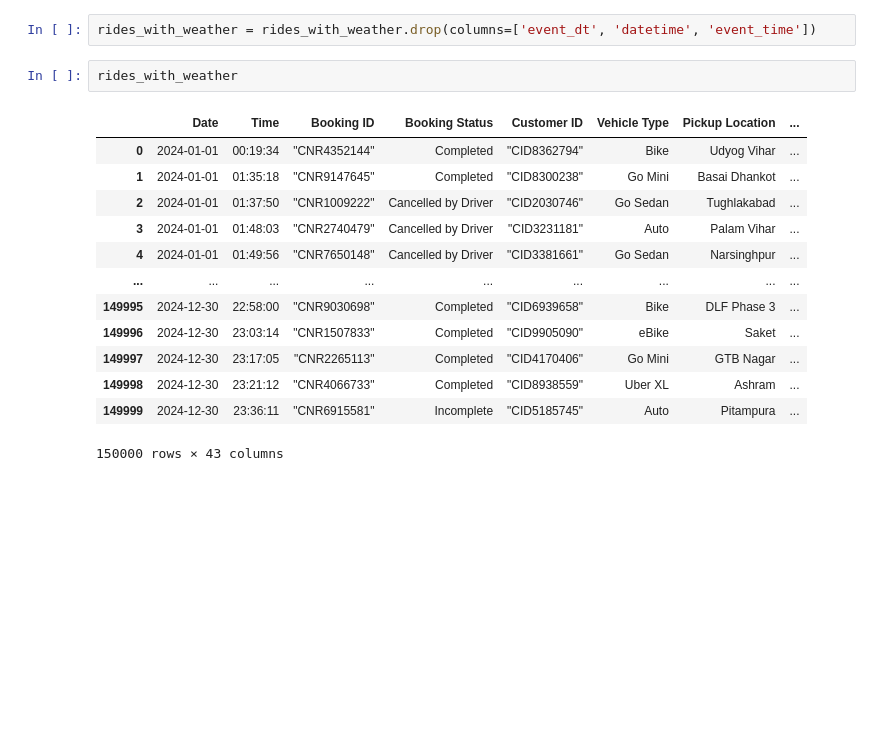
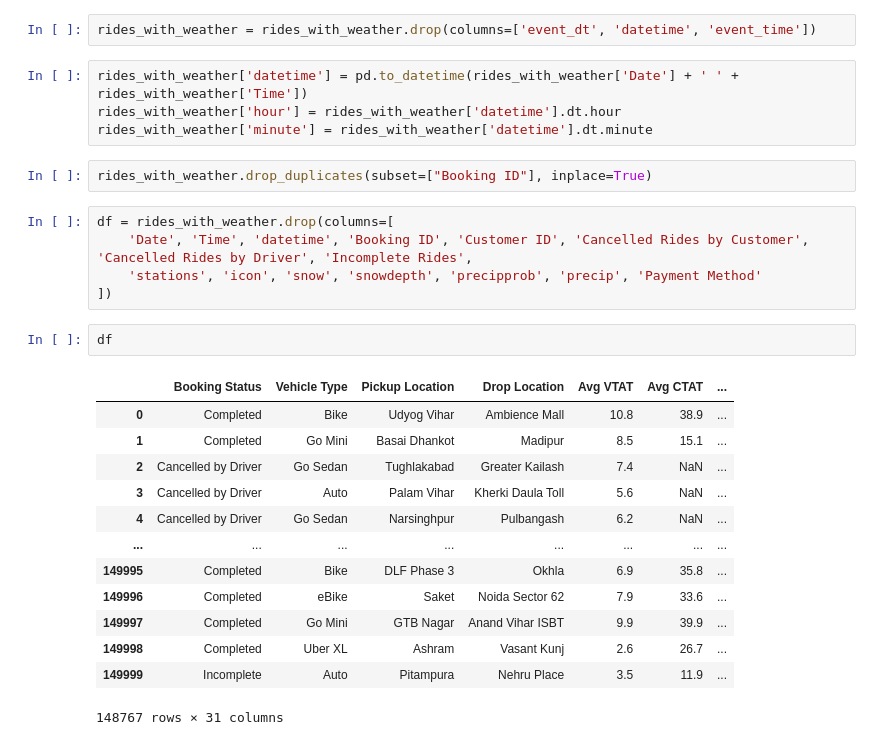
Before and after one commit to Zhiqiang03/CMSE-830-Project, a Jupyter notebook: preprocess.ipynb, the cells around one changed output. Saved outputs shown, nothing was run; the diff lists cells and outputs as text; blank space fills up the shorter version.

```diff
--- a/combine_weather_and_ride.ipynb
+++ b/preprocess.ipynb
@@ -70,19 +70,30 @@ rides_with_weather
 150000 rows × 46 columns
 # %%
 rides_with_weather = rides_with_weather.drop(columns=['event_dt', 'datetime', 'event_time'])
+# %%
+rides_with_weather['datetime'] = pd.to_datetime(rides_with_weather['Date'] + ' ' + rides_with_weather['Time'])
+rides_with_weather['hour'] = rides_with_weather['datetime'].dt.hour
+rides_with_weather['minute'] = rides_with_weather['datetime'].dt.minute
+# %%
+rides_with_weather.drop_duplicates(subset=["Booking ID"], inplace=True)
+# %%
+df = rides_with_weather.drop(columns=[
+    'Date', 'Time', 'datetime', 'Booking ID', 'Customer ID', 'Cancelled Rides by Customer', 'Cancelled Rides by Driver', 'Incomplete Rides',
+    'stations', 'icon', 'snow', 'snowdepth', 'precipprob', 'precip', 'Payment Method'
+])
 # %%
-rides_with_weather
+df
 # %% [output]
-|  | Date | Time | Booking ID | Booking Status | Customer ID | Vehicle Type | Pickup Location | ... |
-| 0 | 2024-01-01 | 00:19:34 | "CNR4352144" | Completed | "CID8362794" | Bike | Udyog Vihar | ... |
-| 1 | 2024-01-01 | 01:35:18 | "CNR9147645" | Completed | "CID8300238" | Go Mini | Basai Dhankot | ... |
-| 2 | 2024-01-01 | 01:37:50 | "CNR1009222" | Cancelled by Driver | "CID2030746" | Go Sedan | Tughlakabad | ... |
-| 3 | 2024-01-01 | 01:48:03 | "CNR2740479" | Cancelled by Driver | "CID3231181" | Auto | Palam Vihar | ... |
-| 4 | 2024-01-01 | 01:49:56 | "CNR7650148" | Cancelled by Driver | "CID3381661" | Go Sedan | Narsinghpur | ... |
-| ... | ... | ... | ... | ... | ... | ... | ... | ... |
-| 149995 | 2024-12-30 | 22:58:00 | "CNR9030698" | Completed | "CID6939658" | Bike | DLF Phase 3 | ... |
-| 149996 | 2024-12-30 | 23:03:14 | "CNR1507833" | Completed | "CID9905090" | eBike | Saket | ... |
-| 149997 | 2024-12-30 | 23:17:05 | "CNR2265113" | Completed | "CID4170406" | Go Mini | GTB Nagar | ... |
-| 149998 | 2024-12-30 | 23:21:12 | "CNR4066733" | Completed | "CID8938559" | Uber XL | Ashram | ... |
-| 149999 | 2024-12-30 | 23:36:11 | "CNR6915581" | Incomplete | "CID5185745" | Auto | Pitampura | ... |
+|  | Booking Status | Vehicle Type | Pickup Location | Drop Location | Avg VTAT | Avg CTAT | ... |
+| 0 | Completed | Bike | Udyog Vihar | Ambience Mall | 10.8 | 38.9 | ... |
+| 1 | Completed | Go Mini | Basai Dhankot | Madipur | 8.5 | 15.1 | ... |
+| 2 | Cancelled by Driver | Go Sedan | Tughlakabad | Greater Kailash | 7.4 | NaN | ... |
+| 3 | Cancelled by Driver | Auto | Palam Vihar | Kherki Daula Toll | 5.6 | NaN | ... |
+| 4 | Cancelled by Driver | Go Sedan | Narsinghpur | Pulbangash | 6.2 | NaN | ... |
+| ... | ... | ... | ... | ... | ... | ... | ... |
+| 149995 | Completed | Bike | DLF Phase 3 | Okhla | 6.9 | 35.8 | ... |
+| 149996 | Completed | eBike | Saket | Noida Sector 62 | 7.9 | 33.6 | ... |
+| 149997 | Completed | Go Mini | GTB Nagar | Anand Vihar ISBT | 9.9 | 39.9 | ... |
+| 149998 | Completed | Uber XL | Ashram | Vasant Kunj | 2.6 | 26.7 | ... |
+| 149999 | Incomplete | Auto | Pitampura | Nehru Place | 3.5 | 11.9 | ... |
-150000 rows × 43 columns
+148767 rows × 31 columns
```
Also changed, not shown: parts of 5 cells of this notebook, 2 other files.
